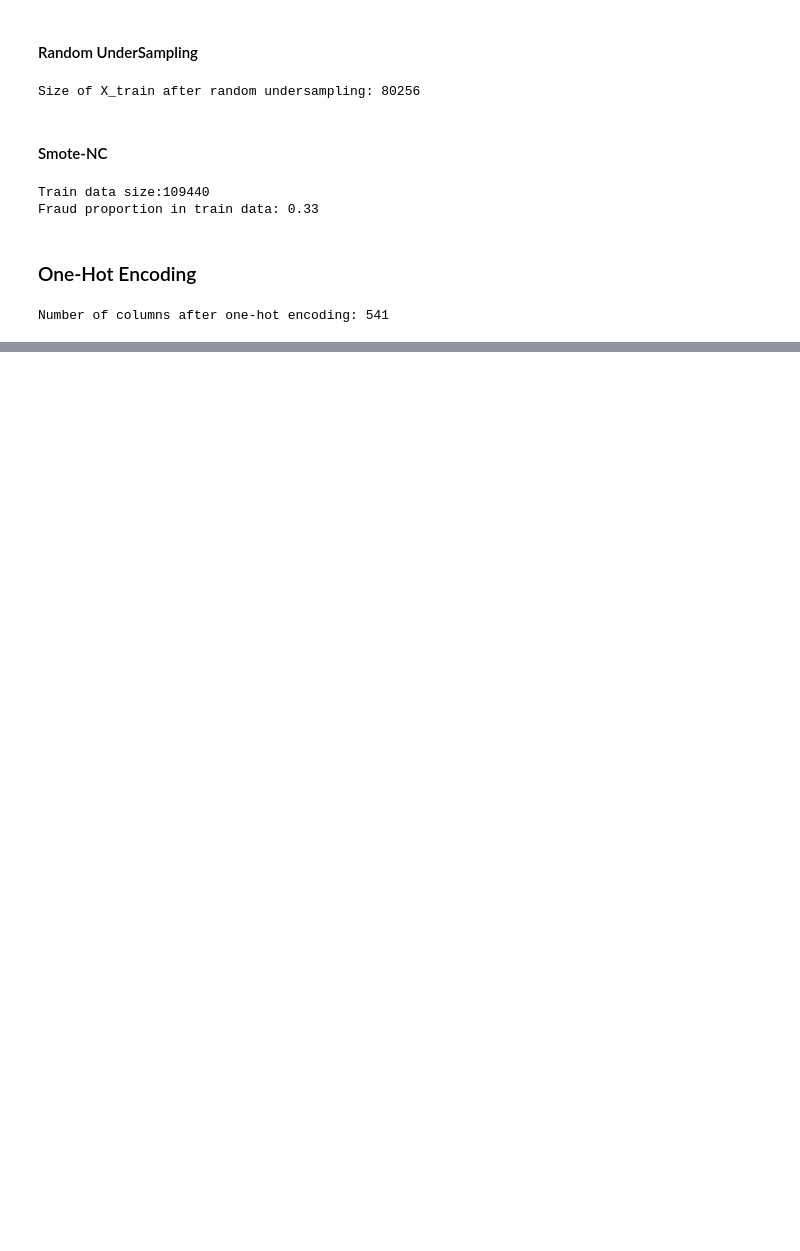
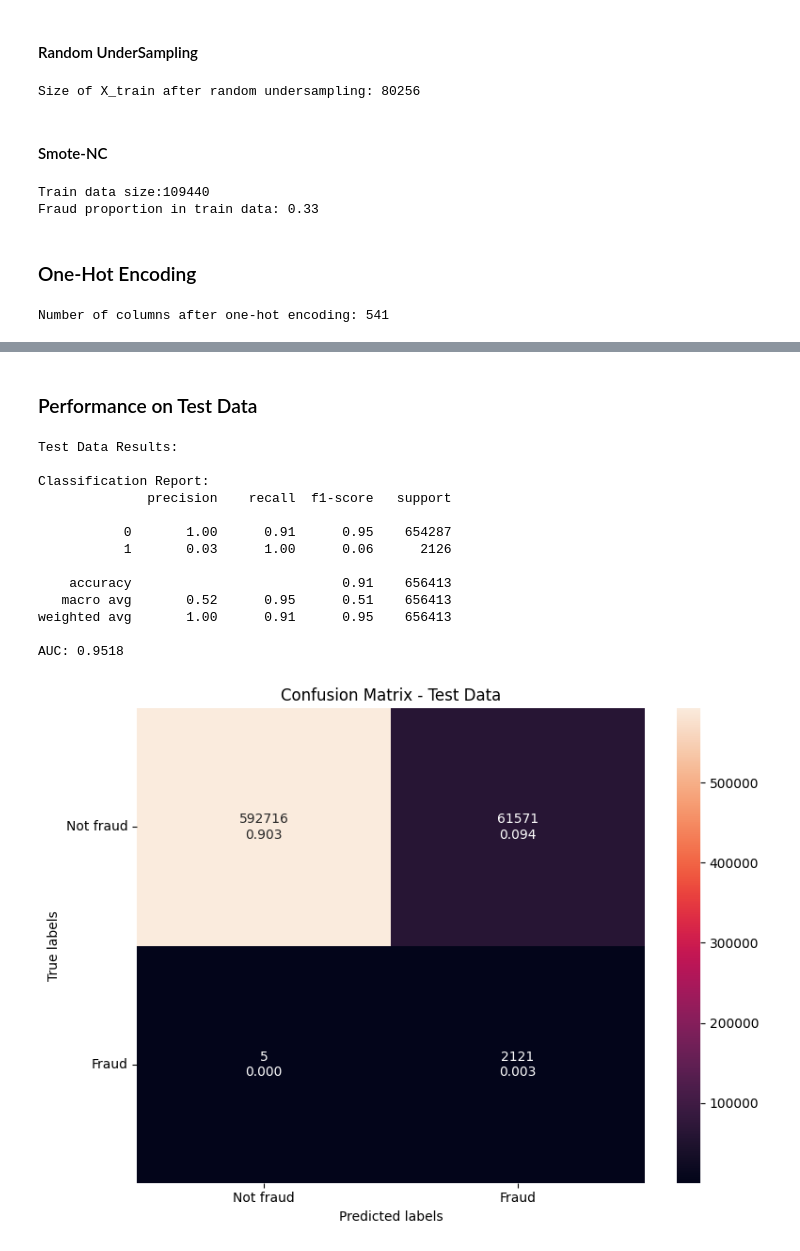
Before and after one commit to annccyn/dsa4263_project, a Jupyter notebook: Model Run with Test Data.ipynb, the cells around one changed output, grey strips where cells are left out. Cells and saved outputs as stored; diff of their text form; code cells hidden in the pictures; blank space fills up the shorter version.

Commit message:
Run with test data

```diff
--- a/Model Run with Test Data.ipynb
+++ b/Model Run with Test Data.ipynb
@@ -18,8 +19,8 @@ import warnings
 warnings.filterwarnings('ignore')
 # %%
 # Load train and test data
-train_df = pd.read_csv("data/train_data.csv")
-test_df = pd.read_csv("data/test_data.csv")
+train_df = pd.read_csv("../data/train_data.csv")
+test_df = pd.read_csv("../data/test_data.csv")
 # %%
 # Assign `is_fraud` column as y
 X_train = train_df.loc[:, train_df.columns != 'is_fraud']
@@ -180,3 +193,58 @@ Top 10 most important features:
 6          hourly_risk_score    0.025735
 5   merchant_acc_fraud_count    0.006326
 8      first_second_purchase    0.001210
+# %% [markdown]
+### Performance on Test Data
+# %%
+# Use the best model from grid search to predict on test data
+y_pred_test = best_lasso_pipe.predict(X_test_ohe)
+
+# Calculate evaluation metrics on test data
+test_accuracy = accuracy_score(y_test, y_pred_test)
+test_precision = precision_score(y_test, y_pred_test, average='macro', zero_division=0.0)
+test_recall = recall_score(y_test, y_pred_test, average='macro')
+test_f1 = f1_score(y_test, y_pred_test, average='macro', zero_division=0.0)
+test_auc = roc_auc_score(y_test, y_pred_test)
+
+# Print test metrics
+print("\nTest Data Results:")
+print("\nClassification Report:")
+print(classification_report(y_test, y_pred_test))
+print(f"AUC: {test_auc:.4f}")
+
+# Plot confusion matrix for test data
+plt.figure(figsize=(8, 6))
+cm_test = confusion_matrix(y_test, y_pred_test)
+
+# Format text in boxes
+group_counts = ["{0:g}".format(value) for value in cm_test.flatten()]
+group_percentages = ["{0:.3f}".format(value) for value in cm_test.flatten()/np.sum(cm_test)]
+values = [f"{v1}\n{v2}" for v1, v2 in zip(group_counts, group_percentages)]
+values = np.asarray(values).reshape(2, 2)
+
+# Create plot for test data
+ax = plt.subplot()
+sns.heatmap(cm_test, annot=values, fmt='')
+
+ax.set_xlabel('Predicted labels')
+ax.set_ylabel('True labels')
+ax.set_title('Confusion Matrix - Test Data')
+ax.xaxis.set_ticklabels(['Not fraud', 'Fraud'])
+ax.yaxis.set_ticklabels(['Not fraud', 'Fraud'], rotation=0)
+plt.tight_layout()
+plt.show()
+# %% [output]
+Test Data Results:
+
+Classification Report:
+              precision    recall  f1-score   support
+
+           0       1.00      0.91      0.95    654287
+           1       0.03      1.00      0.06      2126
+
+    accuracy                           0.91    656413
+   macro avg       0.52      0.95      0.51    656413
+weighted avg       1.00      0.91      0.95    656413
+
+AUC: 0.9518
+[figure, added]
```
Also changed, not shown: parts of 3 cells of this notebook.
